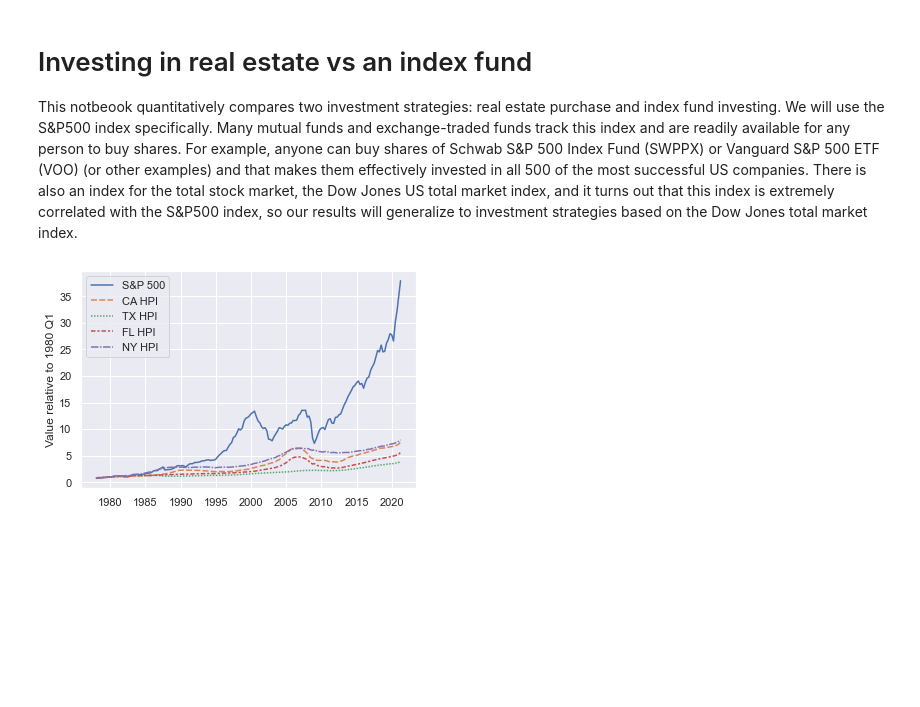
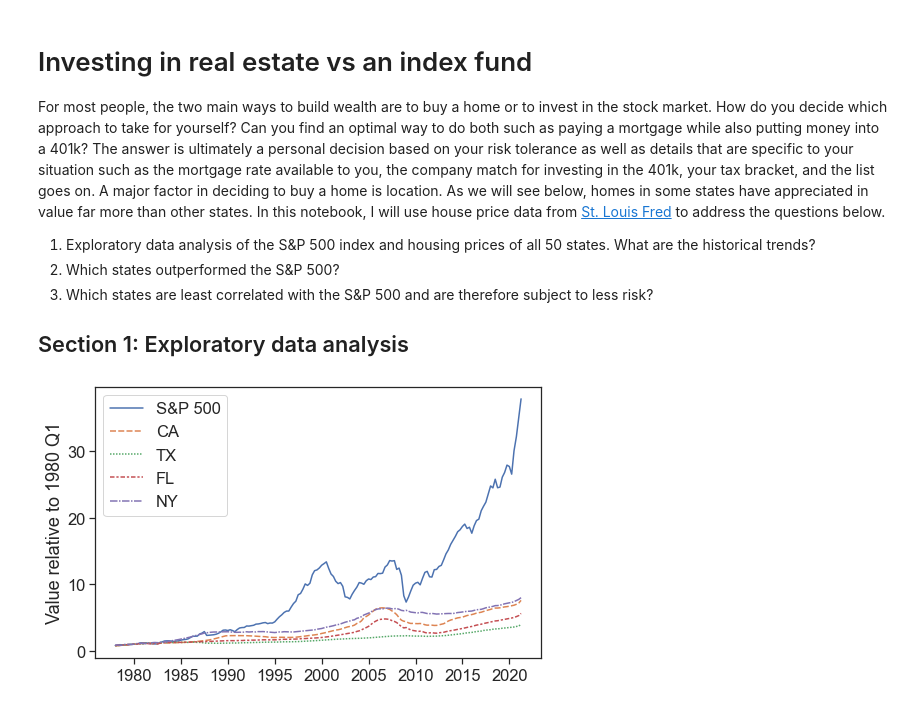
Before and after one commit to fxpena/portfolio, a Jupyter notebook: RE_v_stocks.ipynb, the cells around one changed output. Saved outputs shown, nothing was run; the diff lists cells and outputs as text; code cells hidden in the pictures; blank space fills up the shorter version.

Commit message:
Add headings and explanations
There's more structure and clarity because of the new intro, conclusion, and headings

```diff
--- a/RE_v_stocks.ipynb
+++ b/RE_v_stocks.ipynb
@@ -1,7 +1,13 @@
 # %% [markdown]
 # Investing in real estate vs an index fund
 
-This notbeook quantitatively compares two investment strategies: real estate purchase and index fund investing. We will use the S&P500 index specifically. Many mutual funds and exchange-traded funds track this index and are readily available for any person to buy shares. For example, anyone can buy shares of Schwab S&P 500 Index Fund (SWPPX) or Vanguard S&P 500 ETF (VOO) (or other examples) and that makes them effectively invested in all 500 of the most successful US companies. There is also an index for the total stock market, the Dow Jones US total market index, and it turns out that this index is extremely correlated with the S&P500 index, so our results will generalize to investment strategies based on the Dow Jones total market index.
+For most people, the two main ways to build wealth are to buy a home or to invest in the stock market. How do you decide which approach to take for yourself? Can you find an optimal way to do both such as paying a mortgage while also putting money into a 401k? The answer is ultimately a personal decision based on your risk tolerance as well as details that are specific to your situation such as the mortgage rate available to you, the company match for investing in the 401k, your tax bracket, and the list goes on. A major factor in deciding to buy a home is location. As we will see below, homes in some states have appreciated in value far more than other states. In this notebook, I will use house price data from [St. Louis Fred](https://fred.stlouisfed.org/) to address the questions below.
+
+1. Exploratory data analysis of the S&P 500 index and housing prices of all 50 states. What are the historical trends?
+2. Which states outperformed the S&P 500?
+3. Which states are least correlated with the S&P 500 and are therefore subject to less risk?
+
+## Section 1: Exploratory data analysis
 # %%
 import numpy as np
 import pandas as pd
@@ -10,7 +16,8 @@ from datetime import timedelta
 from datetime import datetime, date
 import matplotlib.pyplot as plt
 import seaborn as sns
-sns.set_theme(style="ticks")
+sns.set_theme(style="ticks", font_scale=1.5)
+from sklearn import linear_model
 
 #create a dataFrame from each file
 mortgage_rates=pd.read_csv("MORTGAGE30US.csv",index_col=0)
@@ -18,40 +25,43 @@ mortgage_rates.index=pd.to_datetime(mortgage_rates.index)
 US_median_price=pd.read_csv("US_median_home_price.csv",index_col=0)
 US_median_price.index=pd.to_datetime(US_median_price.index)
 
 #csv file has 5 columns. we only need the Open price
 SP500_df=pd.read_csv('HistoricalPrices.csv',index_col=0,usecols=[0,1])
 SP500_df.index=pd.to_datetime(SP500_df.index)
 #sort chronologically, every business day is included
 SP500_df.sort_index(inplace=True)
 
 #take average of each quarter to compare with the housing price index
 SP500_q=SP500_df.resample('QS').mean()
 #normalize to 1980 Q1, same as house price index
 SP500_q=SP500_q/SP500_q[SP500_q.index==datetime(1980,1,1)].values
 
 #load the csv files of the states
 files=listdir("states/")
 frames=[]
 for f in files:
     #load the csv into a DataFrame
     frames.append(pd.read_csv('states/'+f,index_col=0))
 #combine all frames into a single frame. 1980 Q1 is set to 1
 states_HPI=frames[0].join(frames[1:])/100
 #dates are the first day of each quarter
 states_HPI.index=pd.to_datetime(states_HPI.index)
-
+#rename all the state names without the HPI
+#create a dict where the keys are the column names and the values are just the state abbrev
+mapping={}
+for state in states_HPI.columns:
+    mapping[state]=state[:2]
+states_HPI.rename(columns=mapping,inplace=True)
 #create a new frame with all data as columns
 df=SP500_q.join(states_HPI,how='inner')
-df.rename(columns={' Open': 'S&P 500',
-                   'NYSTHPI': 'NY HPI',
-                  'TXSTHPI': 'TX HPI',
-                  'CASTHPI': 'CA HPI',
-                  'FLSTHPI': 'FL HPI'},inplace=True)
-sns.set()
+#rename the column for clarity
+df.rename(columns={' Open': 'S&P 500'},inplace=True)
+
 #let's look at the 4 largest states in population
-sns.lineplot(data=df[['S&P 500','CA HPI','TX HPI','FL HPI','NY HPI']])
+plt.figure(figsize=(8,5))
+sns.lineplot(data=df[['S&P 500','CA','TX','FL','NY']])
 plt.ylabel('Value relative to 1980 Q1')
 plt.show()
 # %% [output]
-[figure, old version]
+[figure, new version]
 # %% [markdown]
```
Also changed, not shown: parts of 18 cells of this notebook.
